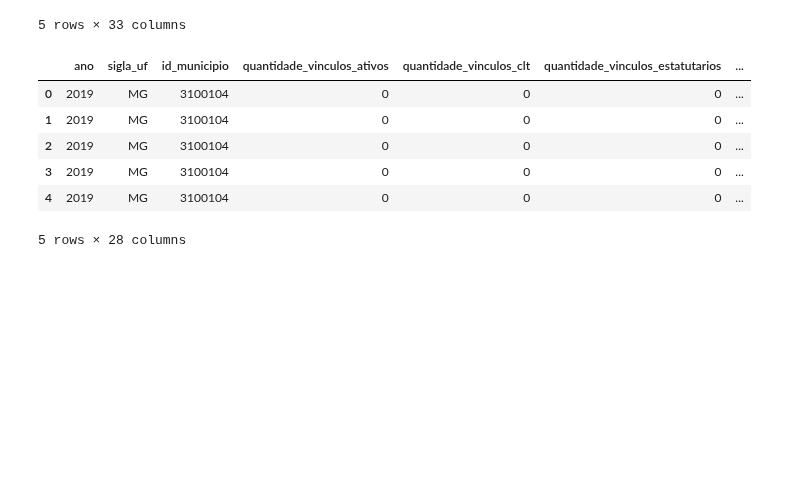
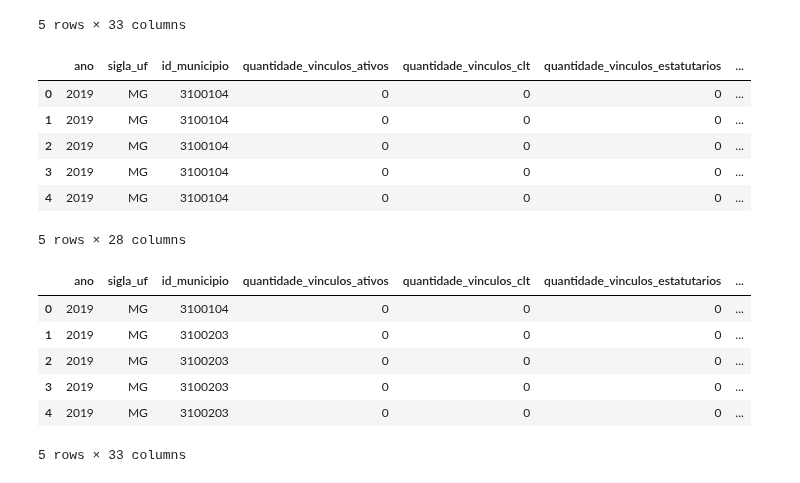
Before and after one commit to Leonardo-Dias-Up/Leonardo-Dias-Up, a Jupyter notebook: Análise_Multivariada_RAIS.ipynb, the cells around one changed output. Drawn from its saved outputs; the diff is of its cells as text; code cells hidden in the pictures; blank space fills up the shorter version.

```diff
--- a/Análise_Multivariada_RAIS.ipynb
+++ b/Análise_Multivariada_RAIS.ipynb
@@ -111,3 +112,17 @@ df_merged2.head()
 | 3 | 2019 | MG | 3100104 | 0 | 0 | 0 | ... |
 | 4 | 2019 | MG | 3100104 | 0 | 0 | 0 | ... |
 5 rows × 28 columns
+# %%
+# Tratando os Cnae's
+rais_2019e2020['cnae_2'] = rais_2019e2020['cnae_2'].astype(int)
+cnae2['cnae_2'] = cnae2['cnae_2'].astype(int)
+df_merged3 = rais_2019e2020.merge(cnae2, on='cnae_2')
+df_merged3.head()
+# %% [output]
+|  | ano | sigla_uf | id_municipio | quantidade_vinculos_ativos | quantidade_vinculos_clt | quantidade_vinculos_estatutarios | ... |
+| 0 | 2019 | MG | 3100104 | 0 | 0 | 0 | ... |
+| 1 | 2019 | MG | 3100203 | 0 | 0 | 0 | ... |
+| 2 | 2019 | MG | 3100203 | 0 | 0 | 0 | ... |
+| 3 | 2019 | MG | 3100203 | 0 | 0 | 0 | ... |
+| 4 | 2019 | MG | 3100203 | 0 | 0 | 0 | ... |
+5 rows × 33 columns
```
Also changed, not shown: parts of 5 cells of this notebook.
